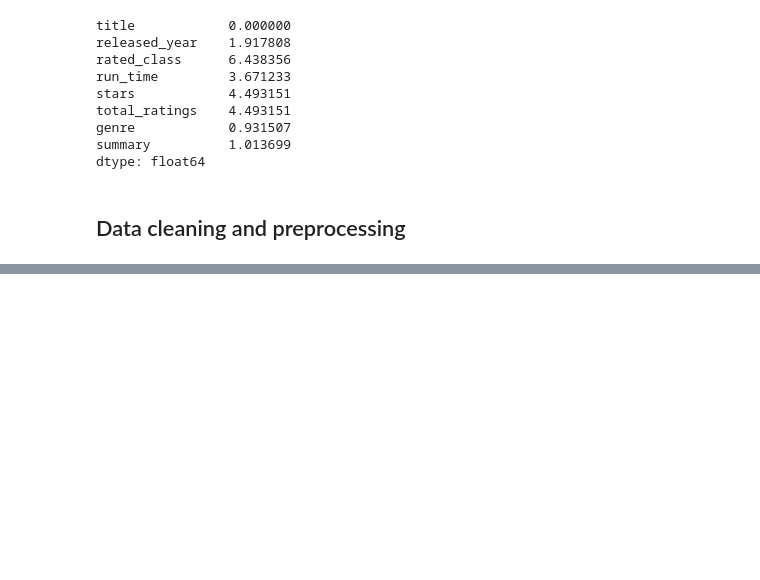
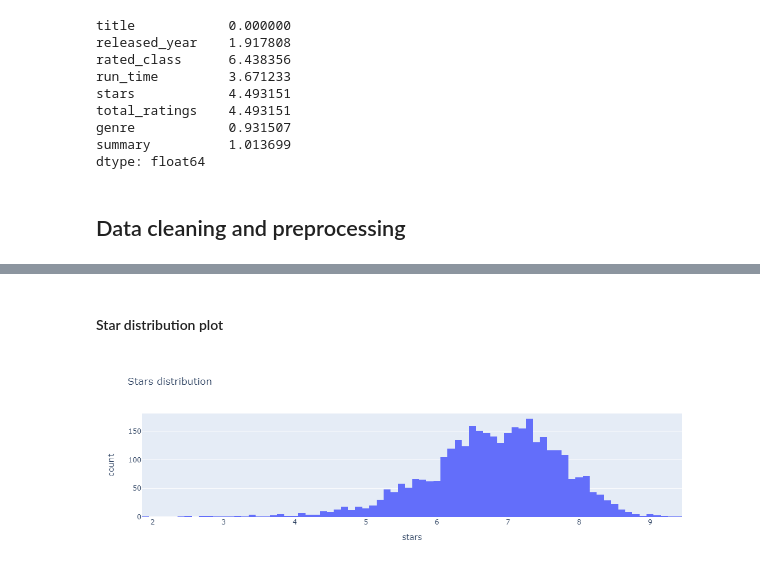
Before and after one commit to mr-rojit/movies_clustering, a Jupyter notebook: movies_clustering.ipynb, the cells around one changed output, grey strips where cells are left out. Drawn from its saved outputs; the diff is of its cells as text; code cells hidden in the pictures; blank space fills up the shorter version.

```diff
--- a/movies_clustering.ipynb
+++ b/movies_clustering.ipynb
@@ -192,0 +202,7 @@ dict(sorted(genre_count.items(), key=lambda item: item[1]))
+# %% [markdown]
+#### Star distribution plot
+# %%
+fig = px.histogram(df, x='stars', title='Stars distribution')
+fig.show()
+# %% [output]
+[figure, added]
```
Also changed, not shown: parts of 17 cells of this notebook.
